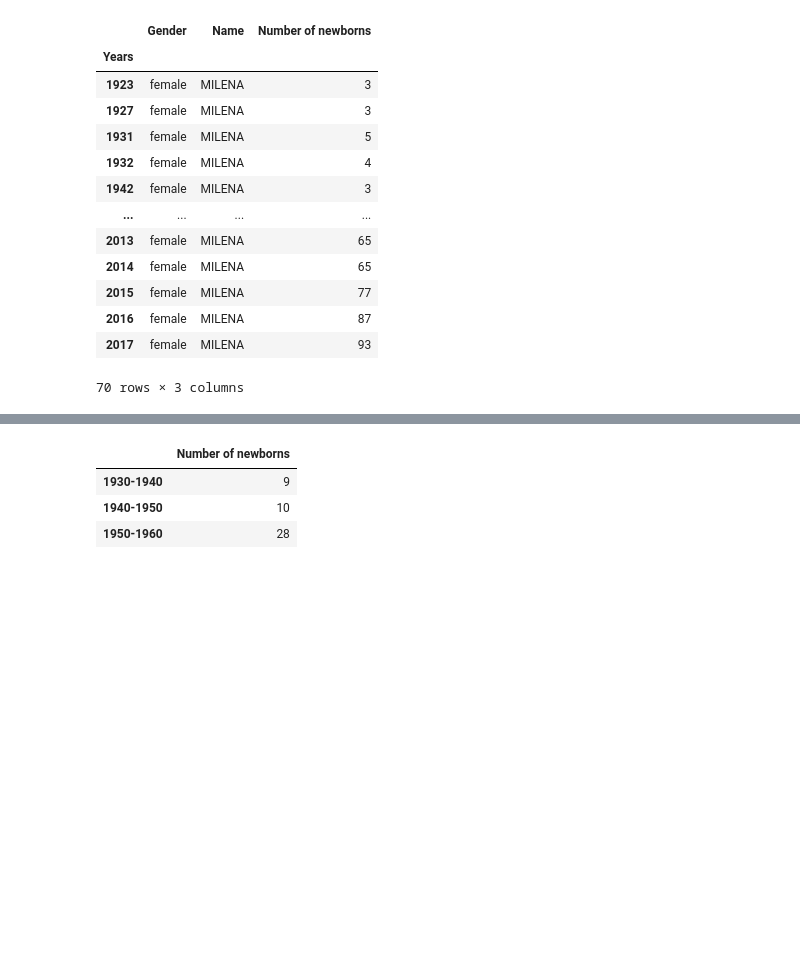
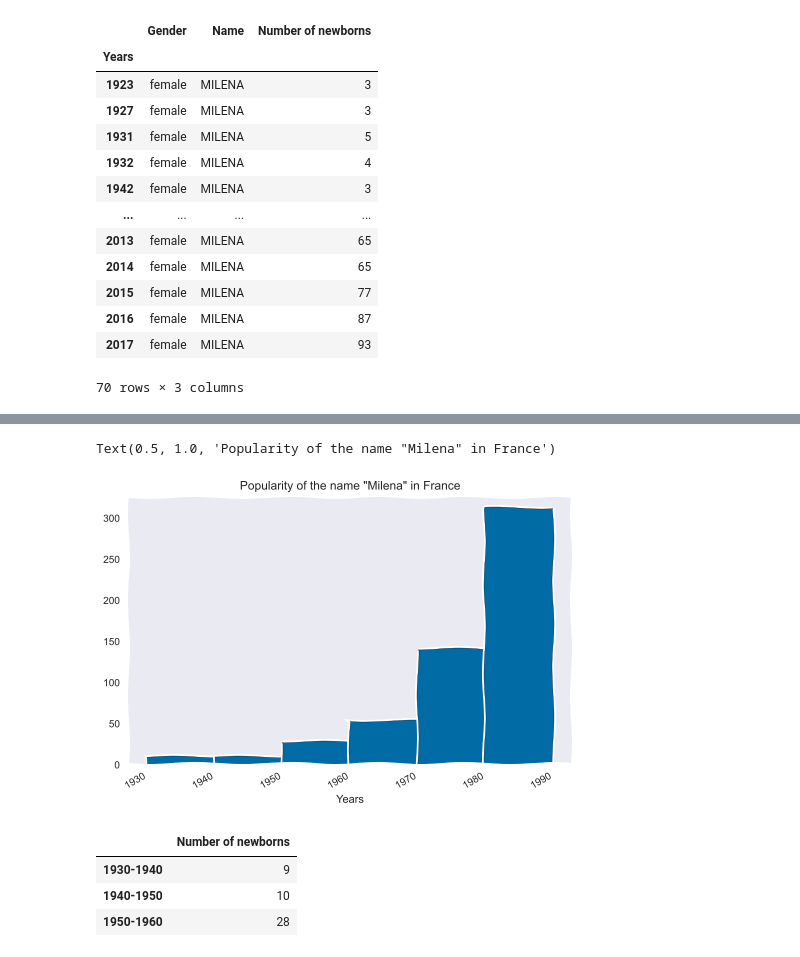
Before and after one commit to milenakowalska/Names_France, a Jupyter notebook: Names.ipynb, the cells around one changed output, grey strips where cells are left out. Saved outputs shown, nothing was run; the diff lists cells and outputs as text; code cells hidden in the pictures; blank space fills up the shorter version.

```diff
--- a/Names.ipynb
+++ b/Names.ipynb
@@ -97,3 +126,11 @@ results_years.plot.hist()
+# %%
+plt.hist(list_of_values,bins=my_bins, edgecolor='black')
+plt.gcf().autofmt_xdate(rotation = 30)
+plt.xlabel('Years')
+plt.title(f'Popularity of the name "Milena" in France')
+# %% [output]
+Text(0.5, 1.0, 'Popularity of the name "Milena" in France')
+[figure, added]
 # %%
 results = results.groupby(pd.cut(results.index, np.arange(1930,1970, 10))).sum()
 
```
Also changed, not shown: parts of 25 cells of this notebook, 7 other files.
